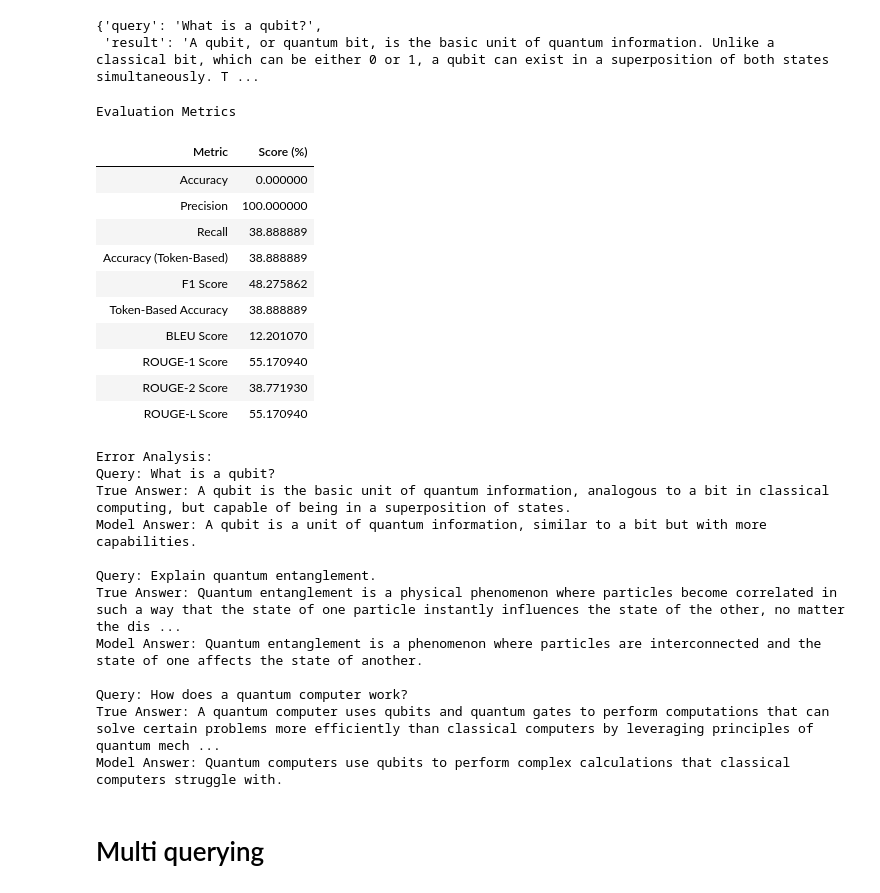
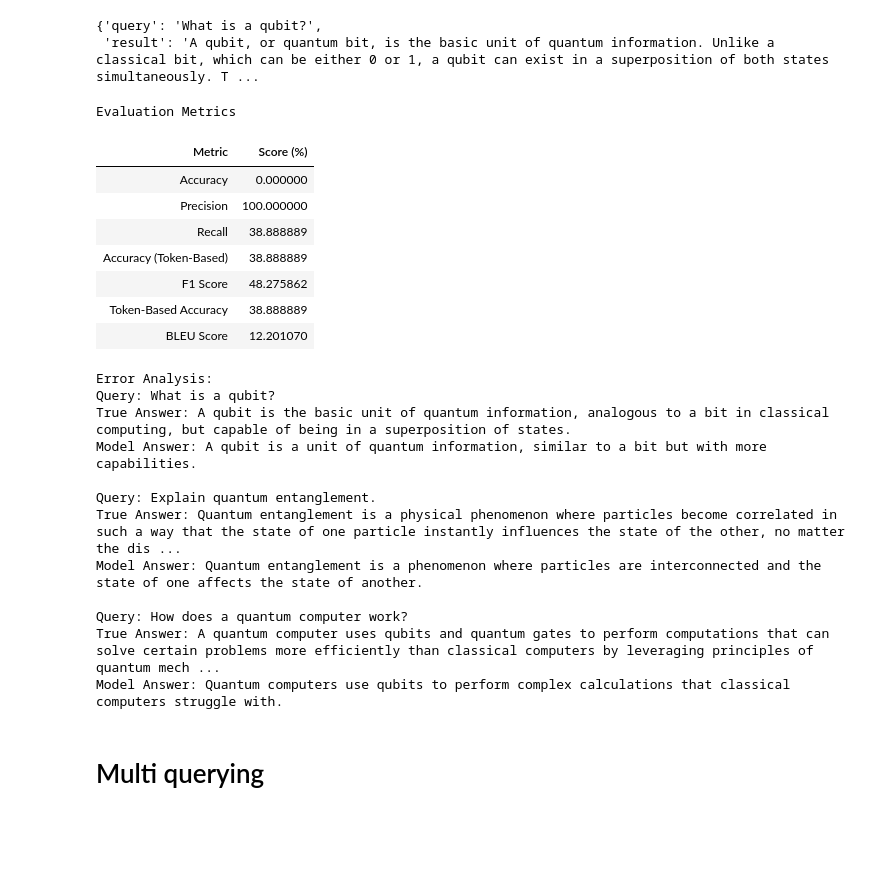
Before and after one commit to DrNOFX97/Project3, a Jupyter notebook: Project_III_Final.ipynb, the cells around one changed output. Saved outputs shown, nothing was run; the diff lists cells and outputs as text; code cells hidden in the pictures; blank space fills up the shorter version.

```diff
--- a/Project_III_Final.ipynb
+++ b/Project_III_Final.ipynb
@@ -590,7 +590,6 @@ from IPython.display import display
 import numpy as np
 from sklearn.metrics import precision_score, recall_score, f1_score, accuracy_score
 from sacrebleu import corpus_bleu
-from rouge_score import rouge_scorer
 
 # Define sample queries and reference answers
 queries = [
@@ -605,15 +604,11 @@ reference_answers = {
     "How does a quantum computer work?": "A quantum computer uses qubits and quantum gates to perform computations that can solve certain problems more efficiently than classical computers by leveraging principles of quantum mechanics."
 }
 
-# Simulated model responses (for demonstration purposes)
-model_responses = {
-    "What is a qubit?": "A qubit is a unit of quantum information, similar to a bit but with more capabilities.",
-    "Explain quantum entanglement.": "Quantum entanglement is a phenomenon where particles are interconnected and the state of one affects the state of another.",
-    "How does a quantum computer work?": "Quantum computers use qubits to perform complex calculations that classical computers struggle with."
-}
-
 # Scoring functions
 def calculate_accuracy(reference_answers, model_responses):
+    """
+    Calculate accuracy based on exact matches between model responses and reference answers.
+    """
     correct = 0
     total = len(reference_answers)
     for query, ref_answer in reference_answers.items():
@@ -623,6 +618,9 @@ def calculate_accuracy(reference_answers, model_responses):
     return (correct / total) * 100
 
 def calculate_precision_recall_accuracy(reference_answers, model_responses):
+    """
+    Calculate precision, recall, and accuracy based on token-level comparison.
+    """
     y_true = []
     y_pred = []
 
@@ -641,6 +639,9 @@ def calculate_precision_recall_accuracy(reference_answers, model_responses):
     return (precision * 100, recall * 100, accuracy * 100)
 
 def compute_metrics(predictions, references):
+    """
+    Compute precision, recall, F1 score, and token-based accuracy based on predictions and references.
+    """
     all_pred_tokens = [token for pred in predictions for token in pred.split()]
     all_ref_tokens = [token for ref in references for token in ref.split()]
 
@@ -661,18 +662,6 @@ def compute_metrics(predictions, references):
         'token_based_accuracy': token_based_accuracy * 100
     }
 
-def compute_rouge_score(predictions, references):
-    scorer = rouge_scorer.RougeScorer(['rouge1', 'rouge2', 'rougeL'], use_stemmer=True)
-    scores = {'rouge1': [], 'rouge2': [], 'rougeL': []}
-
-    for pred, ref in zip(predictions, references):
-        score = scorer.score(ref, pred)
-        for metric in scores.keys():
-            scores[metric].append(score[metric].fmeasure)
-
-    avg_scores = {k: np.mean(v) * 100 for k, v in scores.items()}
-    return avg_scores
-
 # Sample data for compute_metrics function
 predictions = [
     "The qubit is the basic unit of quantum information.",
@@ -690,15 +679,13 @@ accuracy = calculate_accuracy(reference_answers, model_responses)
 precision, recall, accuracy_token_based = calculate_precision_recall_accuracy(reference_answers, model_responses)
 metrics = compute_metrics(predictions, references)
 bleu_score = corpus_bleu(predictions, [references]).score
-rouge_scores = compute_rouge_score(predictions, references)
 
 # Create a DataFrame to display results
 results = {
     "Metric": [
         "Accuracy", "Precision", "Recall",
         "Accuracy (Token-Based)", "F1 Score",
-        "Token-Based Accuracy", "BLEU Score",
-        "ROUGE-1 Score", "ROUGE-2 Score", "ROUGE-L Score"
+        "Token-Based Accuracy", "BLEU Score"
     ],
     "Score (%)": [
         accuracy,
@@ -707,10 +694,7 @@ results = {
         accuracy_token_based,
         metrics['f1_score'],
         metrics['token_based_accuracy'],
-        bleu_score,
-        rouge_scores['rouge1'],
-        rouge_scores['rouge2'],
-        rouge_scores['rougeL']
+        bleu_score
     ]
 }
 
@@ -720,36 +704,36 @@ df_results = pd.DataFrame(results)
 display(df_results.style.hide(axis='index')
                       .set_table_attributes('style="font-size: 14px; text-align: center;"')
                       .set_caption("Evaluation Metrics"))
 
 # Example error analysis
 def error_analysis(reference_answers, model_responses):
+    """
+    Analyze and list the discrepancies between reference answers and model responses.
+    """
     errors = []
     for query, ref_answer in reference_answers.items():
         model_answer = model_responses.get(query, "")
         if model_answer.strip() != ref_answer.strip():
             errors.append((query, ref_answer, model_answer))
     return errors
 
 errors = error_analysis(reference_answers, model_responses)
 print("\nError Analysis:")
 for query, true_answer, pred_answer in errors:
     print(f"Query: {query}")
     print(f"True Answer: {true_answer}")
     print(f"Model Answer: {pred_answer}")
     print()
 # %% [output]
 Evaluation Metrics
 | Metric | Score (%) |
 | Accuracy | 0.000000 |
 | Precision | 100.000000 |
 | Recall | 38.888889 |
 | Accuracy (Token-Based) | 38.888889 |
 | F1 Score | 48.275862 |
 | Token-Based Accuracy | 38.888889 |
 | BLEU Score | 12.201070 |
-| ROUGE-1 Score | 55.170940 |
-| ROUGE-2 Score | 38.771930 |
-| ROUGE-L Score | 55.170940 |
 Error Analysis:
 Query: What is a qubit?
 True Answer: A qubit is the basic unit of quantum information, analogous to a bit in classical computing, but capable of being in a superposition of states.
```
